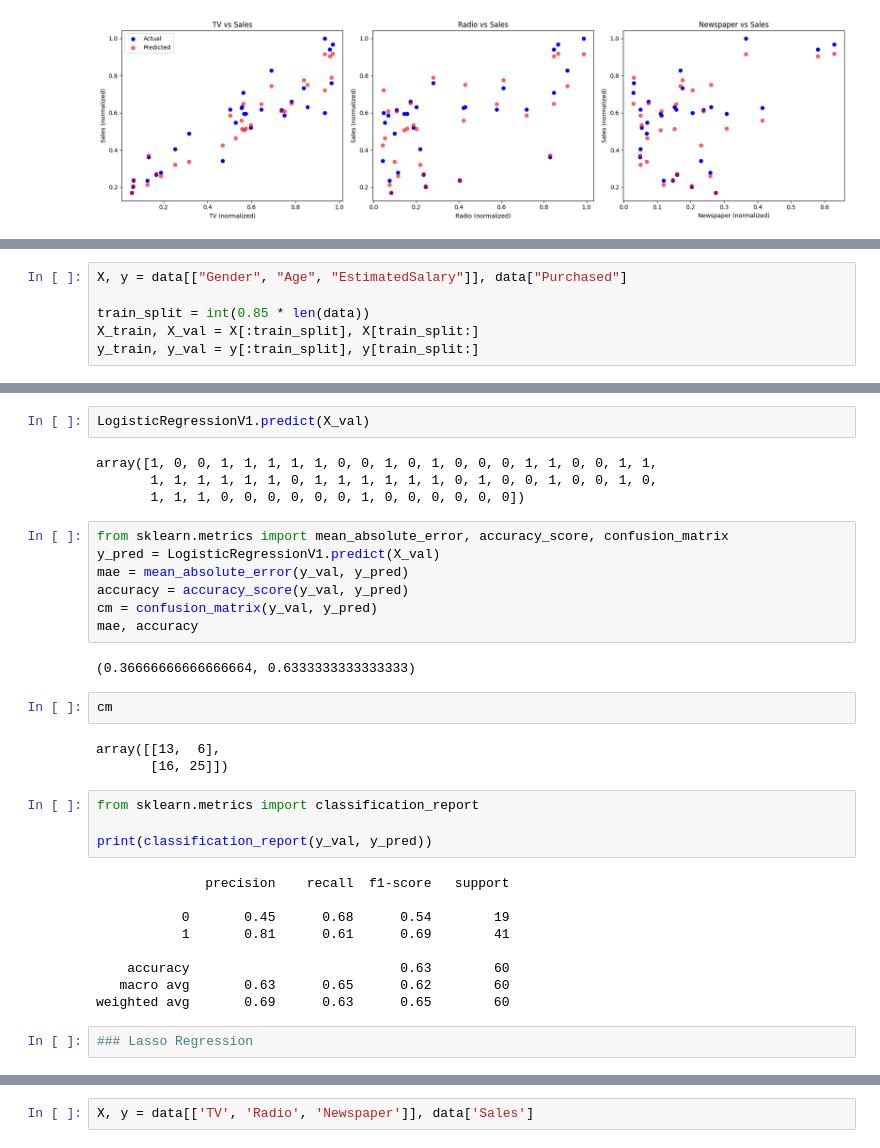
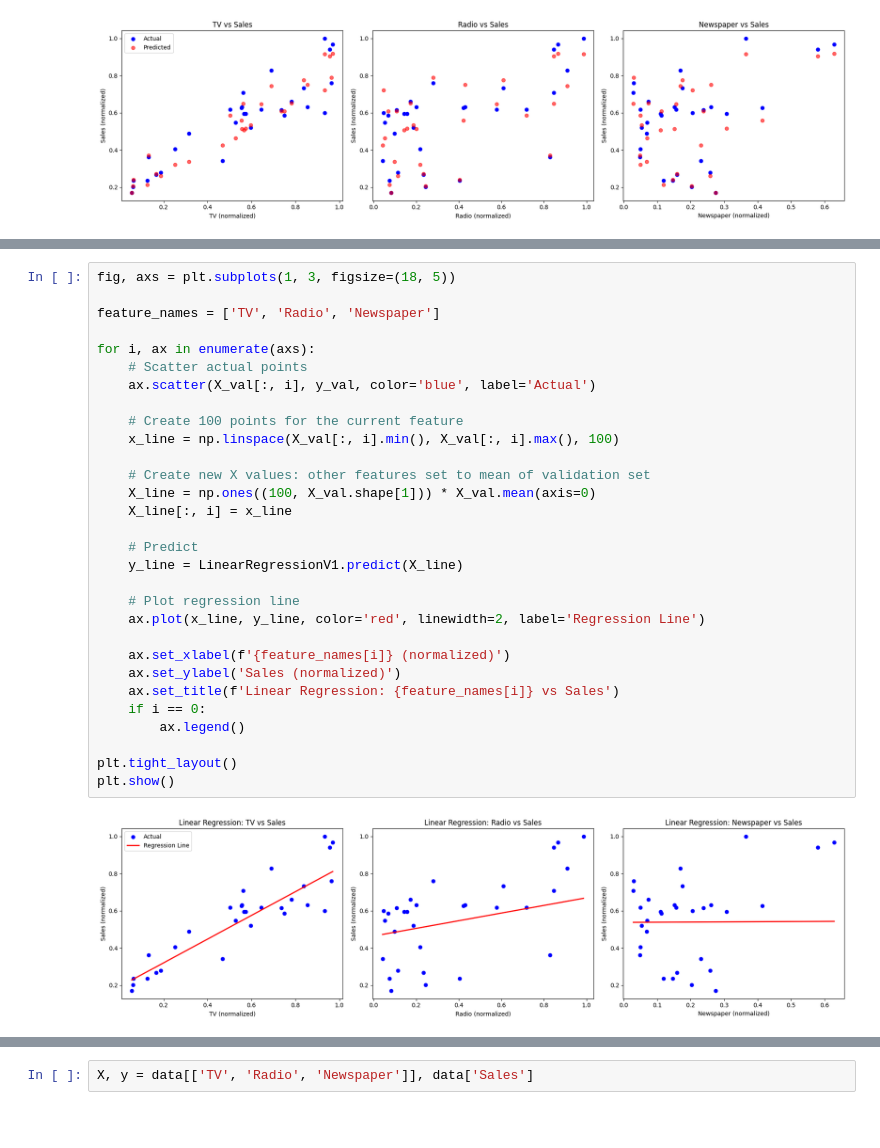
Before and after one commit to MRR20/ML_Case_Study, a Jupyter notebook: regression.ipynb, the cells around one changed output, grey strips where cells are left out. Saved outputs shown, nothing was run; the diff lists cells and outputs as text; blank space fills up the shorter version.

```diff
--- a/regression.ipynb
+++ b/regression.ipynb
@@ -152,6 +124,0 @@ data.head()
-# %%
-X, y = data[["Gender", "Age", "EstimatedSalary"]], data["Purchased"]
-
-train_split = int(0.85 * len(data))
-X_train, X_val = X[:train_split], X[train_split:]
-y_train, y_val = y[:train_split], y[train_split:]
@@ -172,35 +125,32 @@ Please also refer to the documentation for alternative solver options:
-# %%
-LogisticRegressionV1.predict(X_val)
-# %% [output]
-array([1, 0, 0, 1, 1, 1, 1, 1, 0, 0, 1, 0, 1, 0, 0, 0, 1, 1, 0, 0, 1, 1,
-       1, 1, 1, 1, 1, 1, 0, 1, 1, 1, 1, 1, 1, 0, 1, 0, 0, 1, 0, 0, 1, 0,
-       1, 1, 1, 0, 0, 0, 0, 0, 0, 1, 0, 0, 0, 0, 0, 0])
-# %%
-from sklearn.metrics import mean_absolute_error, accuracy_score, confusion_matrix
-y_pred = LogisticRegressionV1.predict(X_val)
-mae = mean_absolute_error(y_val, y_pred)
-accuracy = accuracy_score(y_val, y_pred)
-cm = confusion_matrix(y_val, y_pred)
-mae, accuracy
-# %% [output]
-(0.36666666666666664, 0.6333333333333333)
-# %%
-cm
-# %% [output]
-array([[13,  6],
-       [16, 25]])
-# %%
-from sklearn.metrics import classification_report
-
-print(classification_report(y_val, y_pred))
-# %% [output]
-              precision    recall  f1-score   support
-
-           0       0.45      0.68      0.54        19
-           1       0.81      0.61      0.69        41
-
-    accuracy                           0.63        60
-   macro avg       0.63      0.65      0.62        60
-weighted avg       0.69      0.63      0.65        60
-# %%
-### Lasso Regression
+# %%
+fig, axs = plt.subplots(1, 3, figsize=(18, 5))
+
+feature_names = ['TV', 'Radio', 'Newspaper']
+
+for i, ax in enumerate(axs):
+    # Scatter actual points
+    ax.scatter(X_val[:, i], y_val, color='blue', label='Actual')
+
+    # Create 100 points for the current feature
+    x_line = np.linspace(X_val[:, i].min(), X_val[:, i].max(), 100)
+
+    # Create new X values: other features set to mean of validation set
+    X_line = np.ones((100, X_val.shape[1])) * X_val.mean(axis=0)
+    X_line[:, i] = x_line
+
+    # Predict
+    y_line = LinearRegressionV1.predict(X_line)
+
+    # Plot regression line
+    ax.plot(x_line, y_line, color='red', linewidth=2, label='Regression Line')
+
+    ax.set_xlabel(f'{feature_names[i]} (normalized)')
+    ax.set_ylabel('Sales (normalized)')
+    ax.set_title(f'Linear Regression: {feature_names[i]} vs Sales')
+    if i == 0:
+        ax.legend()
+
+plt.tight_layout()
+plt.show()
+# %% [output]
+[figure, added]
```
Also changed, not shown: parts of 20 cells of this notebook, 1 other file.
